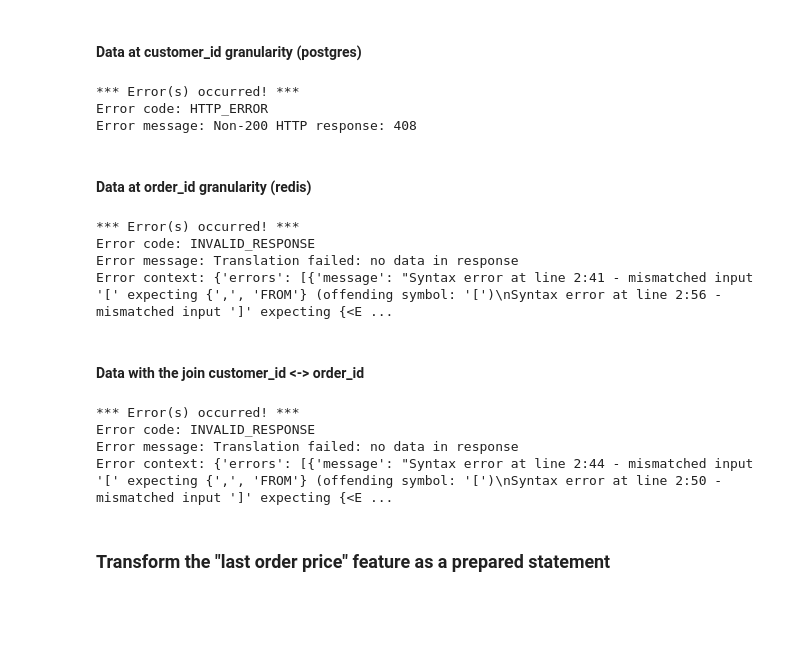
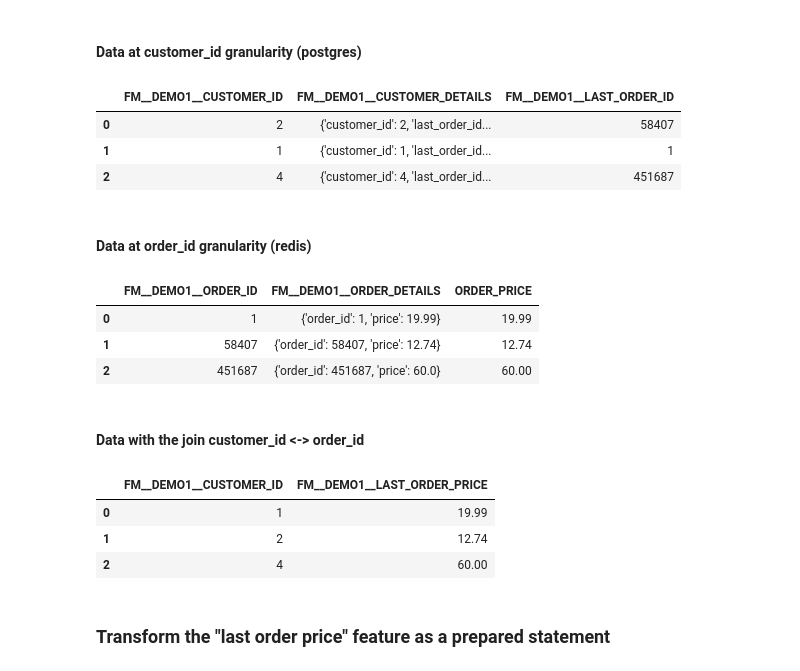
Before and after one commit to featuremesh/demos, a Jupyter notebook: jupyter/notebooks/demos/capabilities/online_federated_queries.ipynb, the cells around one changed output. Cells and saved outputs as stored; diff of their text form; code cells hidden in the pictures; blank space fills up the shorter version.

```diff
--- a/jupyter/notebooks/demos/capabilities/online_federated_queries.ipynb
+++ b/jupyter/notebooks/demos/capabilities/online_federated_queries.ipynb
@@ -614,42 +640,43 @@ Error message: Non-200 HTTP response: 408
 # %%
 %%featureql
 
 SELECT
-    FM.DEMO1.CUSTOMER_ID := BIND_TABLE(ARRAY[1,2,4]),
+    FM.DEMO1.CUSTOMER_ID := BIND_VALUES(ARRAY[1,2,4]),
     FM.DEMO1.CUSTOMER_DETAILS,
     FM.DEMO1.LAST_ORDER_ID;
 # %% [output]
-*** Error(s) occurred! ***
-Error code: HTTP_ERROR
-Error message: Non-200 HTTP response: 408
+|  | FM__DEMO1__CUSTOMER_ID | FM__DEMO1__CUSTOMER_DETAILS | FM__DEMO1__LAST_ORDER_ID |
+| 0 | 2 | {'customer_id': 2, 'last_order_id... | 58407 |
+| 1 | 1 | {'customer_id': 1, 'last_order_id... | 1 |
+| 2 | 4 | {'customer_id': 4, 'last_order_id... | 451687 |
 # %% [markdown]
 #### Data at order_id granularity (redis)
 # %%
 %%featureql
 
 SELECT
-    FM.DEMO1.ORDER_ID := BIND_TABLE(ARRAY[1,58407,451687]),
+    FM.DEMO1.ORDER_ID := BIND_VALUES(ARRAY[1,58407,451687]),
     FM.DEMO1.ORDER_DETAILS,
     ORDER_PRICE := FM.DEMO1.ORDER_DETAILS[price];
 # %% [output]
-*** Error(s) occurred! ***
-Error code: INVALID_RESPONSE
-Error message: Translation failed: no data in response
-Error context: {'errors': [{'message': "Syntax error at line 2:41 - mismatched input '[' expecting {',', 'FROM'} (offending symbol: '[')\nSyntax error at line 2:56 - mismatched input ']' expecting {<E ...
+|  | FM__DEMO1__ORDER_ID | FM__DEMO1__ORDER_DETAILS | ORDER_PRICE |
+| 0 | 1 | {'order_id': 1, 'price': 19.99} | 19.99 |
+| 1 | 58407 | {'order_id': 58407, 'price': 12.74} | 12.74 |
+| 2 | 451687 | {'order_id': 451687, 'price': 60.0} | 60.00 |
 # %% [markdown]
 #### Data with the join customer_id <-> order_id
 # %%
 %%featureql
 
 SELECT
-    FM.DEMO1.CUSTOMER_ID := BIND_TABLE(ARRAY[1,2,4]),
+    FM.DEMO1.CUSTOMER_ID := BIND_VALUES(ARRAY[1,2,4]),
     FM.DEMO1.LAST_ORDER_PRICE
 ORDER BY FM.DEMO1.CUSTOMER_ID;
 # %% [output]
-*** Error(s) occurred! ***
-Error code: INVALID_RESPONSE
-Error message: Translation failed: no data in response
-Error context: {'errors': [{'message': "Syntax error at line 2:44 - mismatched input '[' expecting {',', 'FROM'} (offending symbol: '[')\nSyntax error at line 2:50 - mismatched input ']' expecting {<E ...
+|  | FM__DEMO1__CUSTOMER_ID | FM__DEMO1__LAST_ORDER_PRICE |
+| 0 | 1 | 19.99 |
+| 1 | 2 | 12.74 |
+| 2 | 4 | 60.00 |
 # %% [markdown]
 ### Transform the "last order price" feature as a prepared statement
 # %%
```
Also changed, not shown: parts of 19 cells of this notebook, 15 other files.
